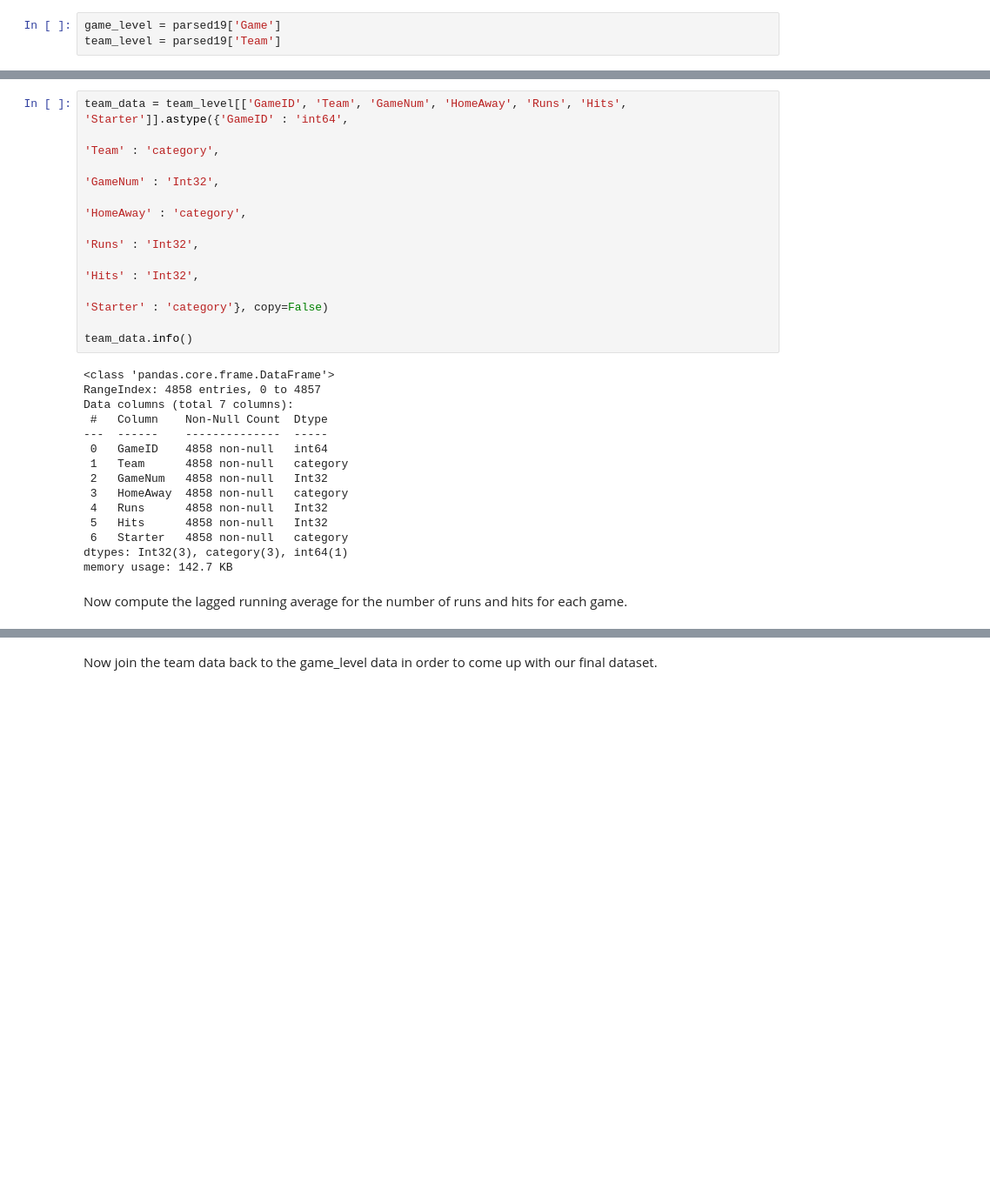
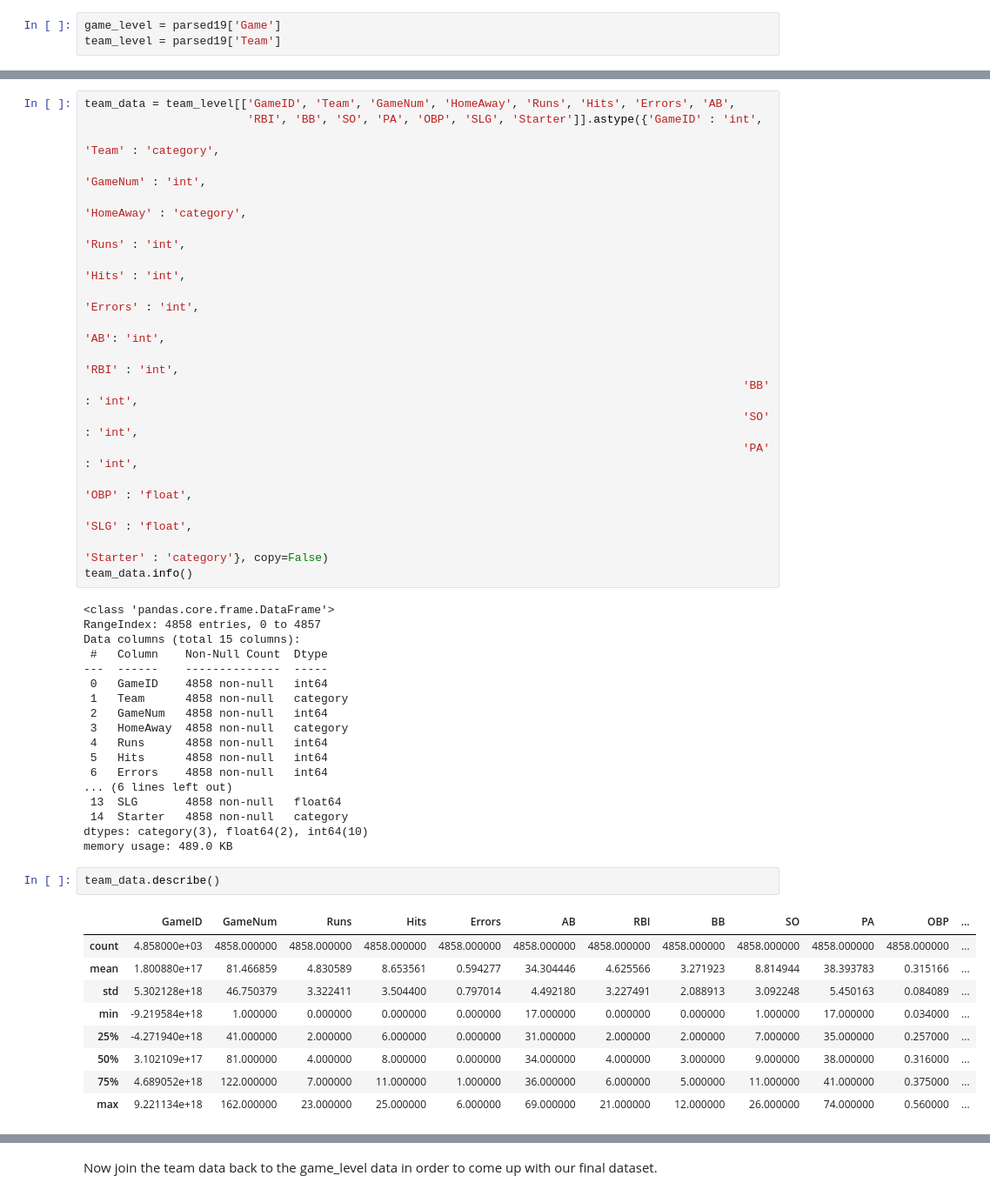
Before and after one commit to EricFriedlander/mlb-predict, a Jupyter notebook: notebooks/model1-basicRegression.ipynb, the cells around one changed output, grey strips where cells are left out. Shown at 87% size. Drawn from its saved outputs; the diff is of its cells as text; blank space fills up the shorter version.

```diff
--- a/notebooks/model1-basicRegression.ipynb
+++ b/notebooks/model1-basicRegression.ipynb
@@ -64,27 +83,48 @@ For this first model we'll only consider the number of runs, hits, and starter f
 # %%
-team_data = team_level[['GameID', 'Team', 'GameNum', 'HomeAway', 'Runs', 'Hits', 'Starter']].astype({'GameID' : 'int64',
-                                                                                                     'Team' : 'category',
-                                                                                                     'GameNum' : 'Int32',
-                                                                                                     'HomeAway' : 'category',
-                                                                                                     'Runs' : 'Int32',
-                                                                                                     'Hits' : 'Int32',
-                                                                                                     'Starter' : 'category'}, copy=False)
-
+team_data = team_level[['GameID', 'Team', 'GameNum', 'HomeAway', 'Runs', 'Hits', 'Errors', 'AB',
+                        'RBI', 'BB', 'SO', 'PA', 'OBP', 'SLG', 'Starter']].astype({'GameID' : 'int',
+                                                                                                 'Team' : 'category',
+                                                                                                 'GameNum' : 'int',
+                                                                                                 'HomeAway' : 'category',
+                                                                                                 'Runs' : 'int',
+                                                                                                 'Hits' : 'int',
+                                                                                                 'Errors' : 'int',
+                                                                                                 'AB': 'int',
+                                                                                                 'RBI' : 'int',
+                                                                                                 'BB' : 'int',
+                                                                                                 'SO' : 'int',
+                                                                                                 'PA' : 'int',
+                                                                                                 'OBP' : 'float',
+                                                                                                 'SLG' : 'float',
+                                                                                                 'Starter' : 'category'}, copy=False)
 team_data.info()
 # %% [output]
 <class 'pandas.core.frame.DataFrame'>
 RangeIndex: 4858 entries, 0 to 4857
-Data columns (total 7 columns):
+Data columns (total 15 columns):
  #   Column    Non-Null Count  Dtype
 ---  ------    --------------  -----
  0   GameID    4858 non-null   int64
  1   Team      4858 non-null   category
- 2   GameNum   4858 non-null   Int32
+ 2   GameNum   4858 non-null   int64
  3   HomeAway  4858 non-null   category
- 4   Runs      4858 non-null   Int32
- 5   Hits      4858 non-null   Int32
- 6   Starter   4858 non-null   category
-dtypes: Int32(3), category(3), int64(1)
-memory usage: 142.7 KB
+ 4   Runs      4858 non-null   int64
+ 5   Hits      4858 non-null   int64
+ 6   Errors    4858 non-null   int64
+... (6 lines left out)
+ 13  SLG       4858 non-null   float64
+ 14  Starter   4858 non-null   category
+dtypes: category(3), float64(2), int64(10)
+memory usage: 489.0 KB
-# %% [markdown]
-Now compute the lagged running average for the number of runs and hits for each game.
+# %%
+team_data.describe()
+# %% [output]
+|  | GameID | GameNum | Runs | Hits | Errors | AB | RBI | BB | SO | PA | OBP | ... |
+| count | 4.858000e+03 | 4858.000000 | 4858.000000 | 4858.000000 | 4858.000000 | 4858.000000 | 4858.000000 | 4858.000000 | 4858.000000 | 4858.000000 | 4858.000000 | ... |
+| mean | 1.800880e+17 | 81.466859 | 4.830589 | 8.653561 | 0.594277 | 34.304446 | 4.625566 | 3.271923 | 8.814944 | 38.393783 | 0.315166 | ... |
+| std | 5.302128e+18 | 46.750379 | 3.322411 | 3.504400 | 0.797014 | 4.492180 | 3.227491 | 2.088913 | 3.092248 | 5.450163 | 0.084089 | ... |
+| min | -9.219584e+18 | 1.000000 | 0.000000 | 0.000000 | 0.000000 | 17.000000 | 0.000000 | 0.000000 | 1.000000 | 17.000000 | 0.034000 | ... |
+| 25% | -4.271940e+18 | 41.000000 | 2.000000 | 6.000000 | 0.000000 | 31.000000 | 2.000000 | 2.000000 | 7.000000 | 35.000000 | 0.257000 | ... |
+| 50% | 3.102109e+17 | 81.000000 | 4.000000 | 8.000000 | 0.000000 | 34.000000 | 4.000000 | 3.000000 | 9.000000 | 38.000000 | 0.316000 | ... |
+| 75% | 4.689052e+18 | 122.000000 | 7.000000 | 11.000000 | 1.000000 | 36.000000 | 6.000000 | 5.000000 | 11.000000 | 41.000000 | 0.375000 | ... |
+| max | 9.221134e+18 | 162.000000 | 23.000000 | 25.000000 | 6.000000 | 69.000000 | 21.000000 | 12.000000 | 26.000000 | 74.000000 | 0.560000 | ... |
```
Also changed, not shown: parts of 19 cells of this notebook.
